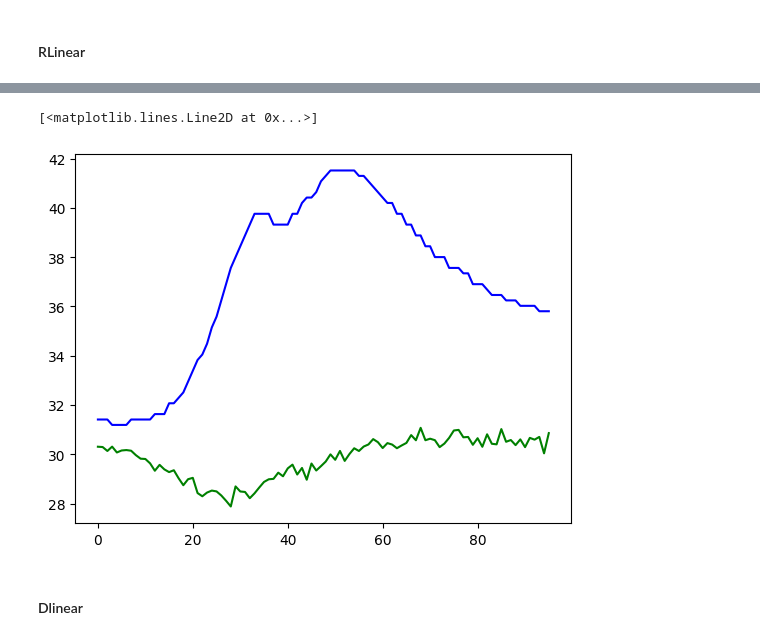
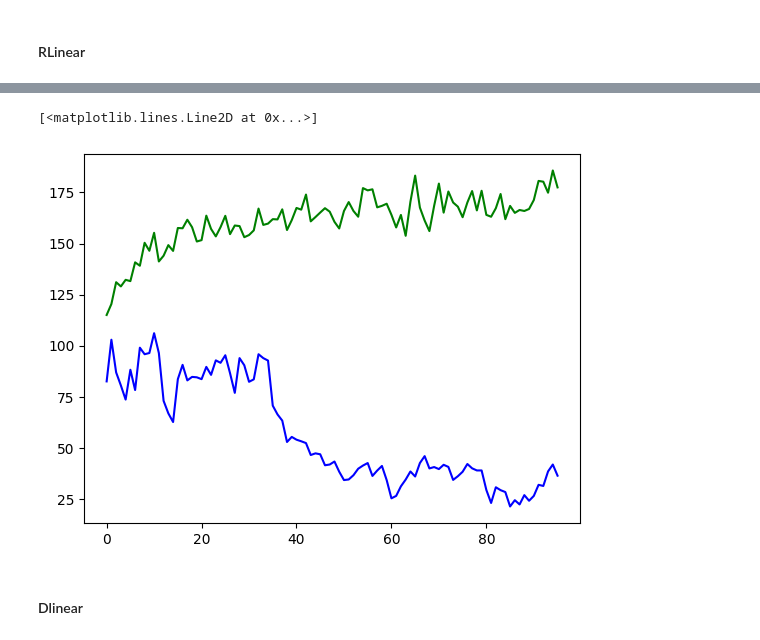
Before and after one commit to nickhanabah/time_series_experiment, a Jupyter notebook: experiments.ipynb, the cells around one changed output, grey strips where cells are left out. Drawn from its saved outputs; the diff is of its cells as text; code cells hidden in the pictures.

```diff
--- a/experiments.ipynb
+++ b/experiments.ipynb
@@ -19,10 +22,12 @@ ETTm2 = pd.read_csv("/workspaces/time_series_experiment/ETT-small/ETTm2.csv")
 # %% [markdown]
 #### Global Parameters
 # %%
-p_lag = 96*2
-future_steps = 96
+p_lag = 720
+future_steps = round(720/2)
 batch_size = 8
-epochs = 10
+epochs = 8
 learning_rate=1.e-4
 decomp_kernel_size = 24
 number_of_forecasts = 1
+feature_columns = ['OT']
+target_column = ['OT']
@@ -33,27 +36,25 @@ number_of_forecasts = 1
 # %% [markdown]
 #### RLinear
 # %%
-training_df, val_df, test_df = split_dataset(ETTm2, feature_columns=['OT'])
-
 net, res = train(
             epochs = epochs,
-            n_features=len(training_df.columns),
+            n_features=len(feature_columns),
             p_lag=  p_lag,
             future_steps = future_steps,
             training_df = training_df,
             validation_df = val_df,
-            target_column = ['OT'],
+            feature_columns = feature_columns,
+            target_column = target_column,
             learning_rate=learning_rate ,
             decomp_kernel_size= decomp_kernel_size,
             batch_size=batch_size,
             get_residuals = True,
-            model = 'rlinear',
-            optimization = 'mse'
+            model = 'rlinear'
             )
 
-test_data = DataLoader(TimeSeriesDataset(val_df,future_steps= future_steps, target_column = ['OT'],feature_columns=['OT'],p_lag=p_lag), batch_size=batch_size,drop_last=True)
-#plot_multistep_forecast(test_data=test_data, neural_net=net, future_steps=future_steps, number_of_forecasts=number_of_forecasts)
-#evaluate_on_test_data(test_data = test_data, neural_net = net)
+test_data = DataLoader(TimeSeriesDataset(val_df,future_steps= future_steps, target_column = target_column,feature_columns=feature_columns,p_lag=p_lag), batch_size=batch_size,drop_last=True)
+plot_multistep_forecast(test_data=test_data, neural_net=net, future_steps=future_steps, number_of_forecasts=number_of_forecasts)
+evaluate_on_test_data(test_data = test_data, neural_net = net)
 # %% [output]
 Random seed set as 42
 Rlinear activated
@@ -61,19 +77,19 @@ TypeError: TimeSeriesDataset.__init__() missing 1 required positional argument:
 # %%
 import matplotlib.pyplot as plt
 neti = net.eval()
 for i, (inputs, targets) in enumerate(test_data):
-    if i == 1:
+    if i == 3:
         break
     else:
         output = neti(inputs)
         #print(output[1,:].tolist())
         #print(targets[1,0,:].tolist())
 
 plt.plot(output[1,:].tolist(), 'g')
 plt.plot(targets[1,0,:].tolist(), 'b')
 # %% [output]
 [<matplotlib.lines.Line2D at 0x...>]
-[figure, old version]
+[figure, new version]
 # %% [markdown]
 #### Dlinear
 # %%
```
Also changed, not shown: parts of 28 cells of this notebook, 1 other file.
